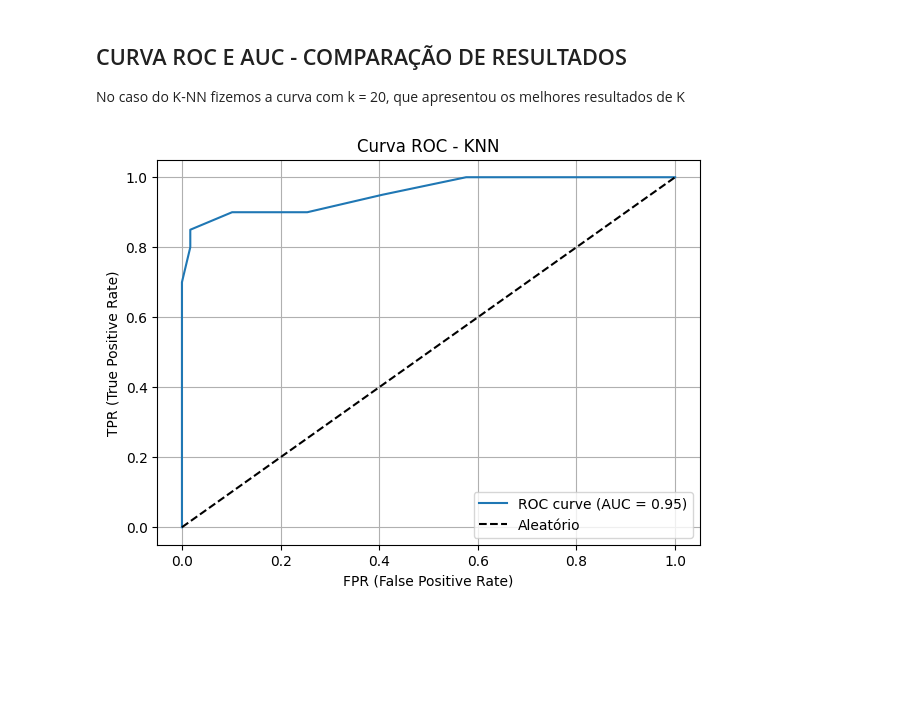
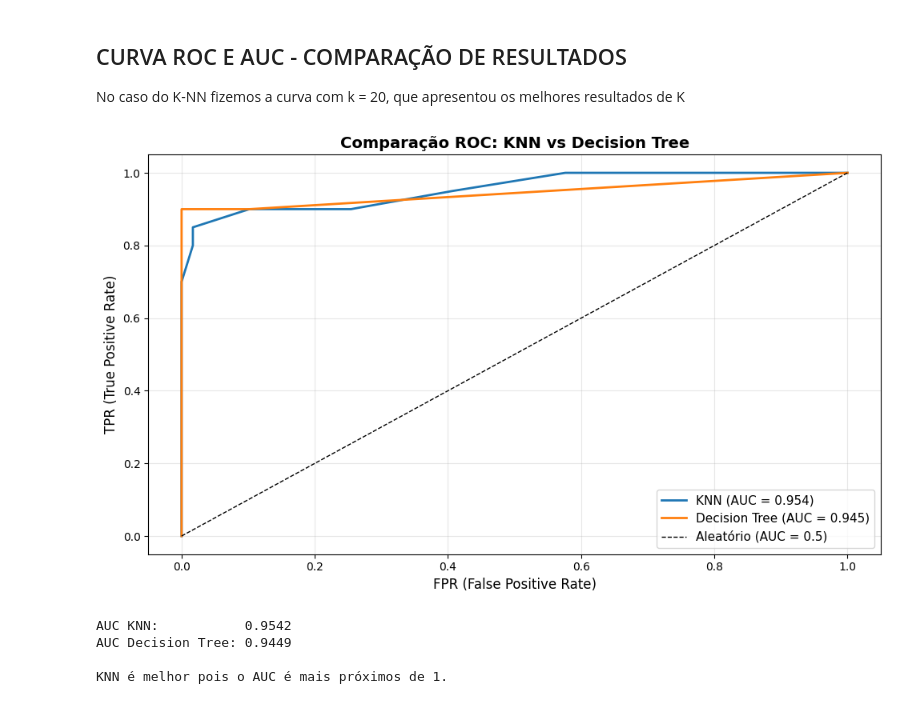
Before and after one commit to fioridaniel/GradePredictor-ML, a Jupyter notebook: trabalho.ipynb, the cells around one changed output. Drawn from its saved outputs; the diff is of its cells as text; code cells hidden in the pictures; blank space fills up the shorter version.

Commit message:
feat: Curva grafica de comparacao ROC implementada.

```diff
--- a/trabalho.ipynb
+++ b/trabalho.ipynb
@@ -192,25 +192,53 @@ plt.show()
 ## CURVA ROC E AUC - COMPARAÇÃO DE RESULTADOS
 No caso do K-NN fizemos a curva com k = 20, que apresentou os melhores resultados de K
 # %%
+# KNN
 k = 20
 knn = Pipeline([
     ("scaler", StandardScaler()),
     ("knn", KNeighborsClassifier(n_neighbors=k))
 ])
 knn.fit(X_train, y_train)
-y_proba = knn.predict_proba(X_test)[:, 1]  # Probabilidade de ser aprovado (classe 1)
+y_proba_knn = knn.predict_proba(X_test)[:, 1]
 
-fpr, tpr, thresholds = roc_curve(y_test, y_proba)
-auc = roc_auc_score(y_test, y_proba)
+fpr_knn, tpr_knn, _ = roc_curve(y_test, y_proba_knn)
+auc_knn = roc_auc_score(y_test, y_proba_knn)
 
-plt.figure(figsize=(7, 5))
-plt.plot(fpr, tpr, label=f'ROC curve (AUC = {auc:.2f})')
-plt.plot([0, 1], [0, 1], 'k--', label='Aleatório')
-plt.xlabel('FPR (False Positive Rate)')
-plt.ylabel('TPR (True Positive Rate)')
-plt.title('Curva ROC - KNN')
-plt.legend()
-plt.grid(True)
+# Decision Tree
+modelo = DecisionTreeClassifier(random_state=42, max_depth=5)  # ajuste os parâmetros
+modelo.fit(X_train, y_train)
+y_proba_dt = modelo.predict_proba(X_test)[:, 1]
+
+fpr_dt, tpr_dt, _ = roc_curve(y_test, y_proba_dt)
+auc_dt = roc_auc_score(y_test, y_proba_dt)
+
+# PLOT COMPARATIVO
+plt.figure(figsize=(10, 6))
+
+# Curva KNN
+plt.plot(fpr_knn, tpr_knn, label=f'KNN (AUC = {auc_knn:.3f})', linewidth=2)
+
+# Curva Decision Tree
+plt.plot(fpr_dt, tpr_dt, label=f'Decision Tree (AUC = {auc_dt:.3f})', linewidth=2)
+
+# Linha aleatória
+plt.plot([0, 1], [0, 1], 'k--', label='Aleatório (AUC = 0.5)', linewidth=1)
+
+plt.xlabel('FPR (False Positive Rate)', fontsize=12)
+plt.ylabel('TPR (True Positive Rate)', fontsize=12)
+plt.title('Comparação ROC: KNN vs Decision Tree', fontsize=14, fontweight='bold')
+plt.legend(loc='lower right', fontsize=11)
+plt.grid(True, alpha=0.3)
+plt.tight_layout()
 plt.show()
+
+# RESULTADOS
+print(f"AUC KNN:           {auc_knn:.4f}")
+print(f"AUC Decision Tree: {auc_dt:.4f}")
+print(f"\n{'KNN é melhor' if auc_knn > auc_dt else 'Decision Tree é melhor'}" + " pois o AUC é mais próximos de 1.")
 # %% [output]
-[figure, old version]
+[figure, new version]
+AUC KNN:           0.9542
+AUC Decision Tree: 0.9449
+
+KNN é melhor pois o AUC é mais próximos de 1.
```
Also changed, not shown: parts of 4 cells of this notebook.
